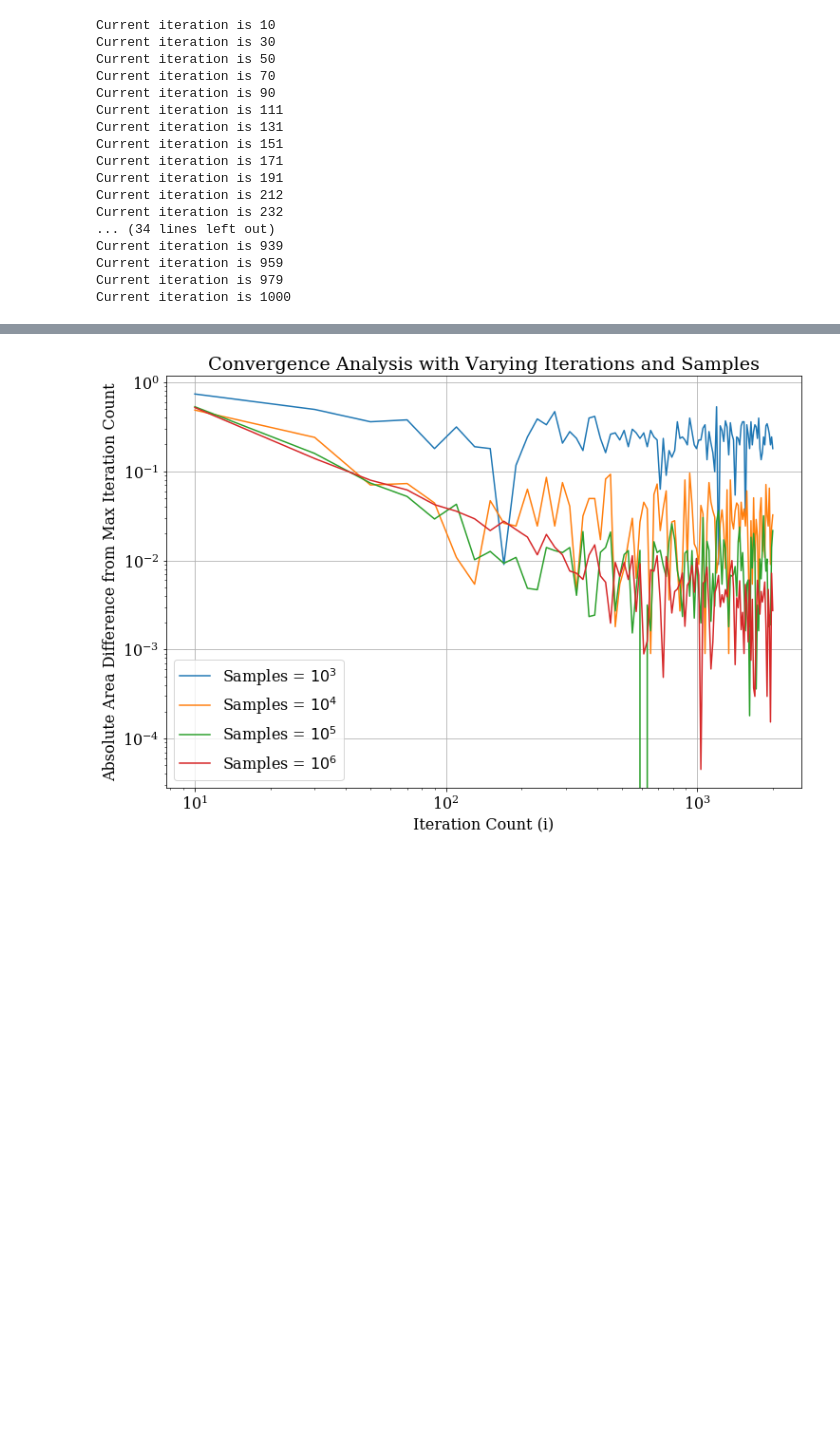
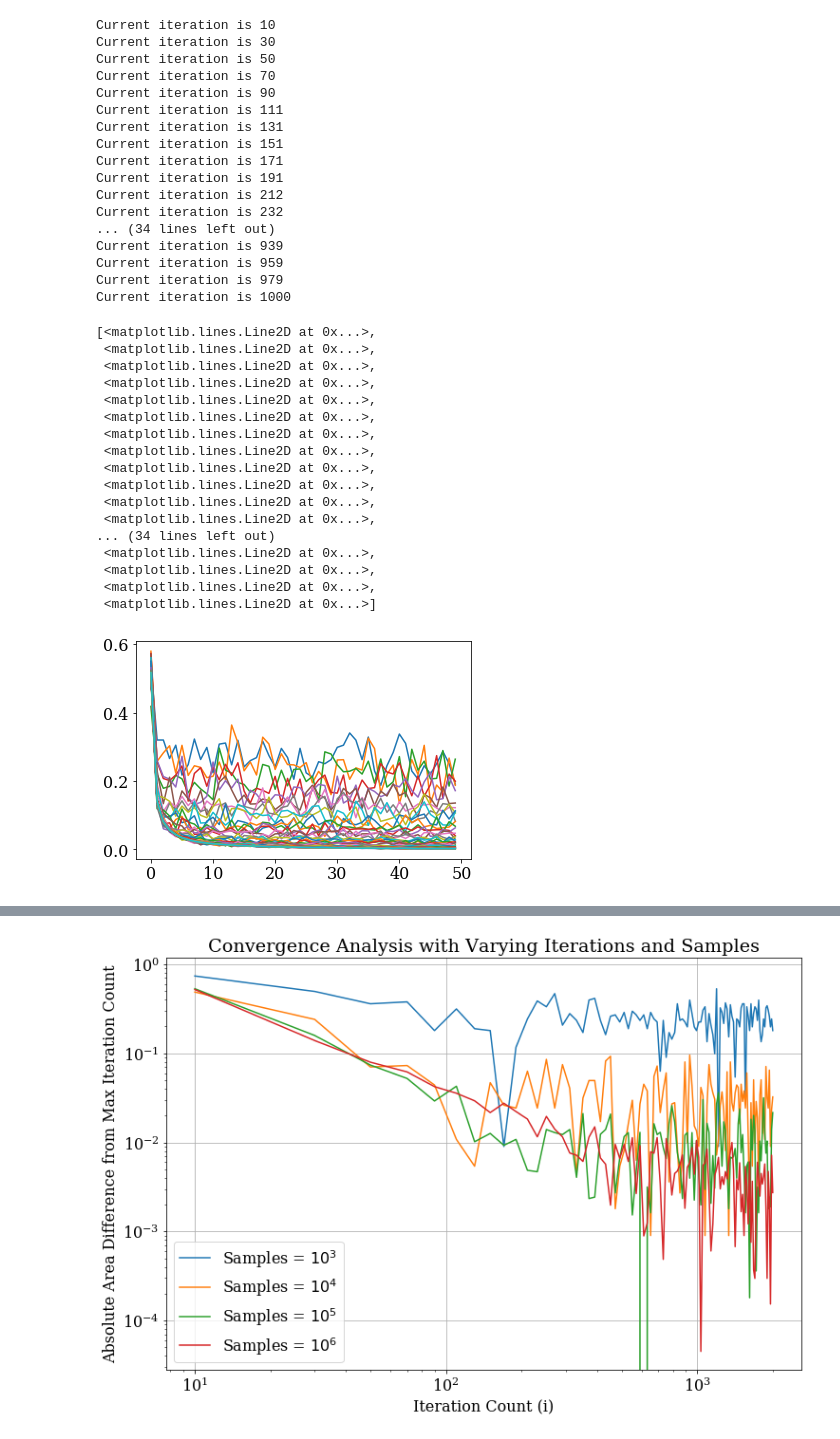
Before and after one commit to reqctoe/STSIM_ass1, a Jupyter notebook: ElinevandeLagemaat_11892900_AdrianRuesink_12195669_EzradeCleen_12042137.ipynb, the cells around one changed output, grey strips where cells are left out. Drawn from its saved outputs; the diff is of its cells as text; code cells hidden in the pictures; blank space fills up the shorter version.

```diff
--- a/ElinevandeLagemaat_11892900_AdrianRuesink_12195669_EzradeCleen_12042137.ipynb
+++ b/ElinevandeLagemaat_11892900_AdrianRuesink_12195669_EzradeCleen_12042137.ipynb
@@ -339,3 +300,24 @@ Current iteration is 939
 Current iteration is 959
 Current iteration is 979
 Current iteration is 1000
+# %%
+plt.plot(areas)
+# %% [output]
+[<matplotlib.lines.Line2D at 0x...>,
+ <matplotlib.lines.Line2D at 0x...>,
+ <matplotlib.lines.Line2D at 0x...>,
+ <matplotlib.lines.Line2D at 0x...>,
+ <matplotlib.lines.Line2D at 0x...>,
+ <matplotlib.lines.Line2D at 0x...>,
+ <matplotlib.lines.Line2D at 0x...>,
+ <matplotlib.lines.Line2D at 0x...>,
+ <matplotlib.lines.Line2D at 0x...>,
+ <matplotlib.lines.Line2D at 0x...>,
+ <matplotlib.lines.Line2D at 0x...>,
+ <matplotlib.lines.Line2D at 0x...>,
+... (34 lines left out)
+ <matplotlib.lines.Line2D at 0x...>,
+ <matplotlib.lines.Line2D at 0x...>,
+ <matplotlib.lines.Line2D at 0x...>,
+ <matplotlib.lines.Line2D at 0x...>]
+[figure, added]
```
Also changed, not shown: parts of 29 cells of this notebook.
